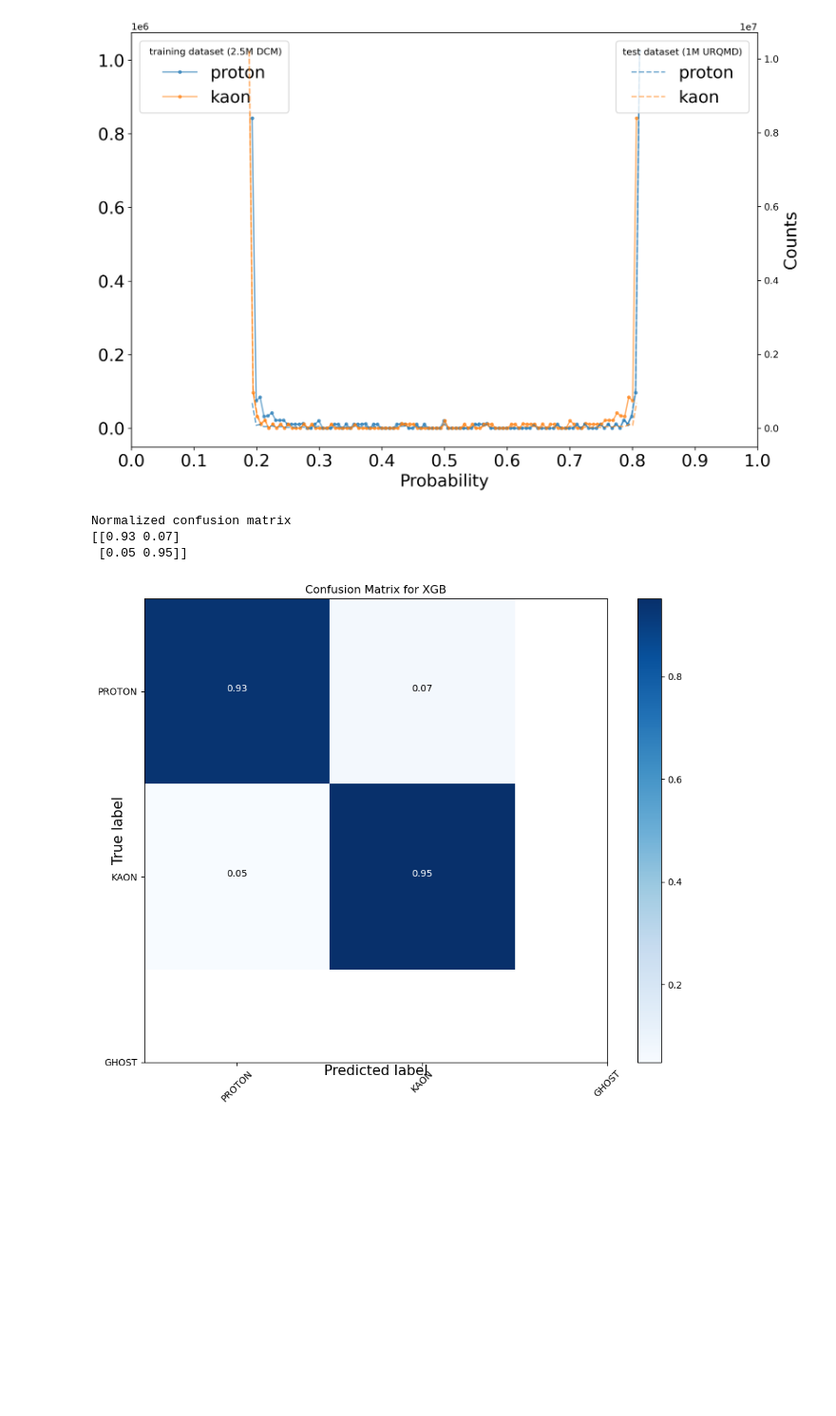
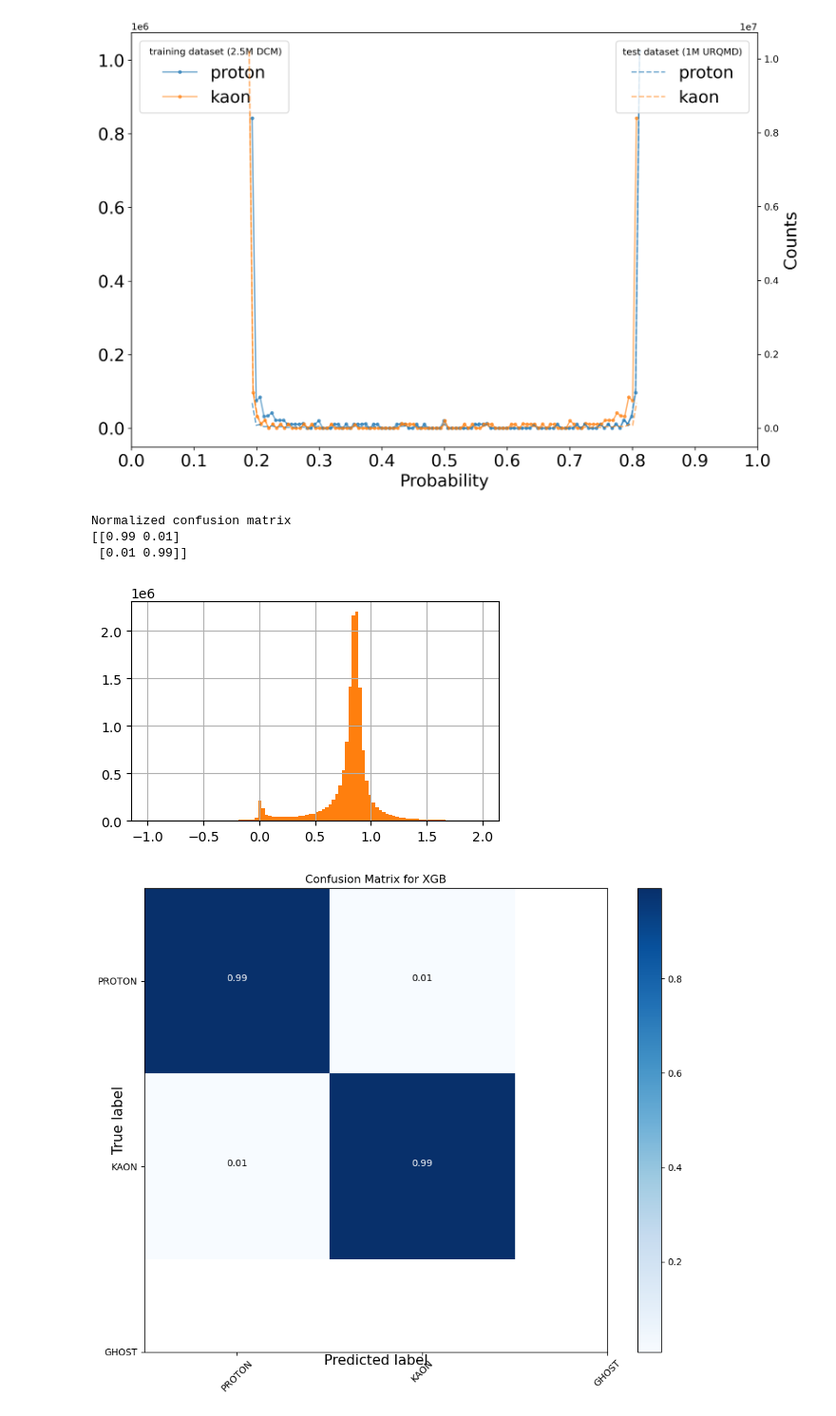
Before and after one commit to julnow/inz, a Jupyter notebook: jupyter/ml_xgb_proton-kaon.ipynb, the cells around one changed output. Shown: that part at 95% size. Cells and saved outputs as stored; diff of their text form; code cells hidden in the pictures; blank space fills up the shorter version.

Commit message:
proba cut

```diff
--- a/jupyter/ml_xgb_proton-kaon.ipynb
+++ b/jupyter/ml_xgb_proton-kaon.ipynb
@@ -46,6 +46,8 @@ from enum import Enum
 pzLowerCut = 0
 pUpperCut = 12
 ptUpperCut = 2
+m2LowerCut = -1
+m2UpperCut = 2
 #time
 tUpperCut = 40
 #pid codes of particles
@@ -87,8 +89,11 @@ def clean_df(df, info = 0):
     size_t =  len(df['t'])
     is_good_t = (df['t'] < tUpperCut)
     percentage_t = ( size_t - len(df[is_good_t]) ) / size_t
-
-    is_good_df = (is_good_pz) & (is_good_p) & (is_good_pt) & (is_good_t)
+    #mass2
+    size_m2 =  len(df['mass2'])
+    is_good_m2 = (df['mass2'] > m2LowerCut) & (df['mass2'] < m2UpperCut)
+    percentage_m2 = ( size_m2 - len(df[is_good_m2]) ) / size_m2
+    is_good_df = (is_good_pz) & (is_good_p) & (is_good_pt) & (is_good_t)& (is_good_m2)
     if (info == 1):
         print('with the pz selection criteria we lose we loose ' + str(round(percentage_pz*100, 4)) + '% of entries')
         print('with the p selection criteria we lose we loose ' + str(round(percentage_p*100, 4)) + '% of entries')
@@ -107,3 +112,9 @@ def downsample(df:pd.DataFrame, label_col_name:str) -> pd.DataFrame:
             # recombine the dataframes
             .reset_index(drop=True)
             )
+def sigma(df:pd.DataFrame, pid):
+    mean = df[df['pid']==pid]['mass2'].mean()
+    std = df[df['pid']==pid]['mass2'].std()
+    in_sigma = df[(df['pid']==pid) & ~ ((df['mass2'] > (mean-std)) & (df['mass2'] < (mean+std))) ].index
+    df = df.drop(in_sigma , inplace=True)
+    return df
@@ -150,6 +205,7 @@ i = 0
 for particle in Pid:
     if particle == Pid.PROTON:
         particles['pid'].replace(particle.value, 0, inplace=True)
+        particles
     if particle == Pid.KAON:
         particles['pid'].replace(particle.value, 1, inplace=True)
     else:
@@ -385,25 +440,32 @@ def plot_confusion_matrix(cm, classes,
     plt.tight_layout()
     plt.ylabel('True label',fontsize = 15)
     plt.xlabel('Predicted label',fontsize = 15)
+# %%
+#cut on probability
+proba = .8
+whole_test = whole_test[ whole_test[[0, 1]].max(axis = 1) > proba]
+whole_test['xgb_preds']=whole_test.iloc[:,:(len(whole_test.columns)-1)].idxmax(axis = 1)
 # %%
+
 classes = []
 for particle in Pid:
     classes.append(str(particle).replace('Pid.', ''))
 np.set_printoptions(precision=2)
-cnf_matrix = confusion_matrix(y_whole, whole_test['xgb_preds'])#, labels=[1,0])
+cnf_matrix = confusion_matrix(whole_test['pid'], whole_test['xgb_preds'])#, labels=[1,0])
 np.set_printoptions(precision=2)
 fig, axs = plt.subplots(figsize=(10, 8))
 axs.yaxis.set_label_coords(-0.04,.5)
 axs.xaxis.set_label_coords(0.5,-.005)
 plot_confusion_matrix(cnf_matrix, classes=classes, title='Confusion Matrix for XGB', normalize=True)
 # fig.savefig(directory+'img/xgb_12agev/chi2geo/confusion_matrix_extreme_gradient_boosting_whole_data.pdf')
 # fig.savefig(directory+'img/xgb_12agev/chi2geo/confusion_matrix_extreme_gradient_boosting_whole_data.png')
 plt.show()
 # %% [output]
 Normalized confusion matrix
-[[0.93 0.07]
- [0.05 0.95]]
+[[0.99 0.01]
+ [0.01 0.99]]
-[figure, old version]
+[figure, new version]
+[figure, added]
 # %%
 fig, ax = plt.subplots(figsize=(12, 8))
 plt.hist(whole_test[0], bins = 100, label='proton', alpha = .6) # proton
```
Also changed, not shown: parts of 4 cells of this notebook.
